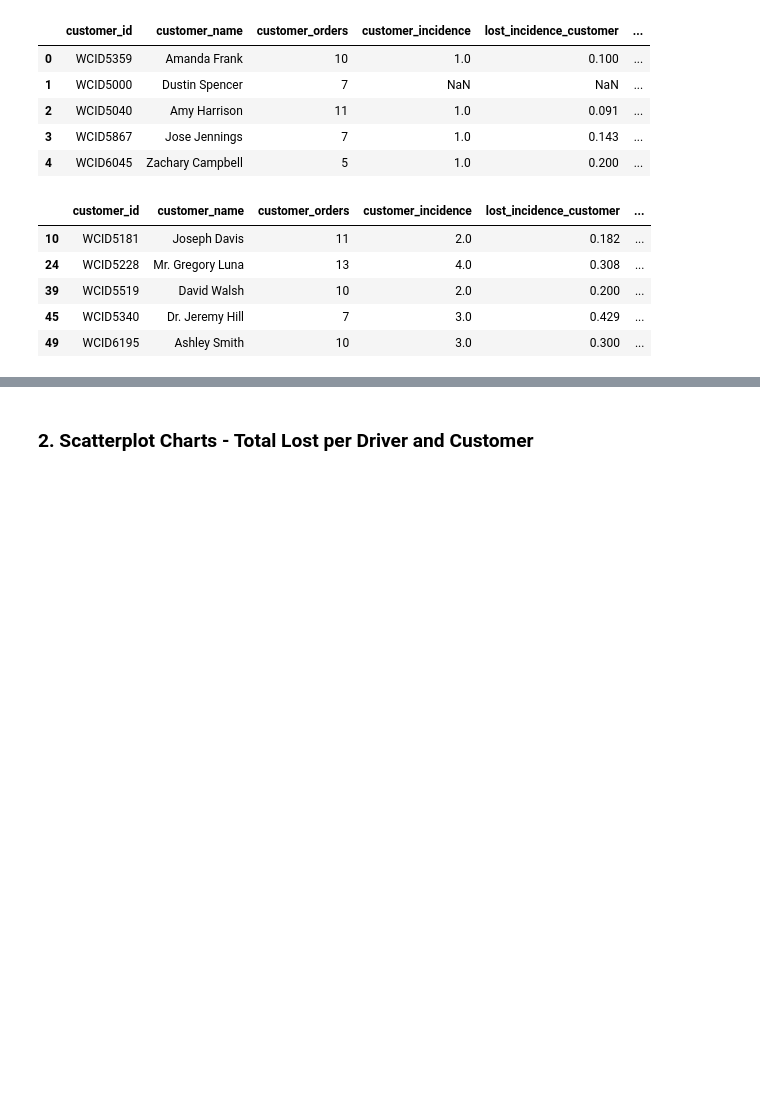
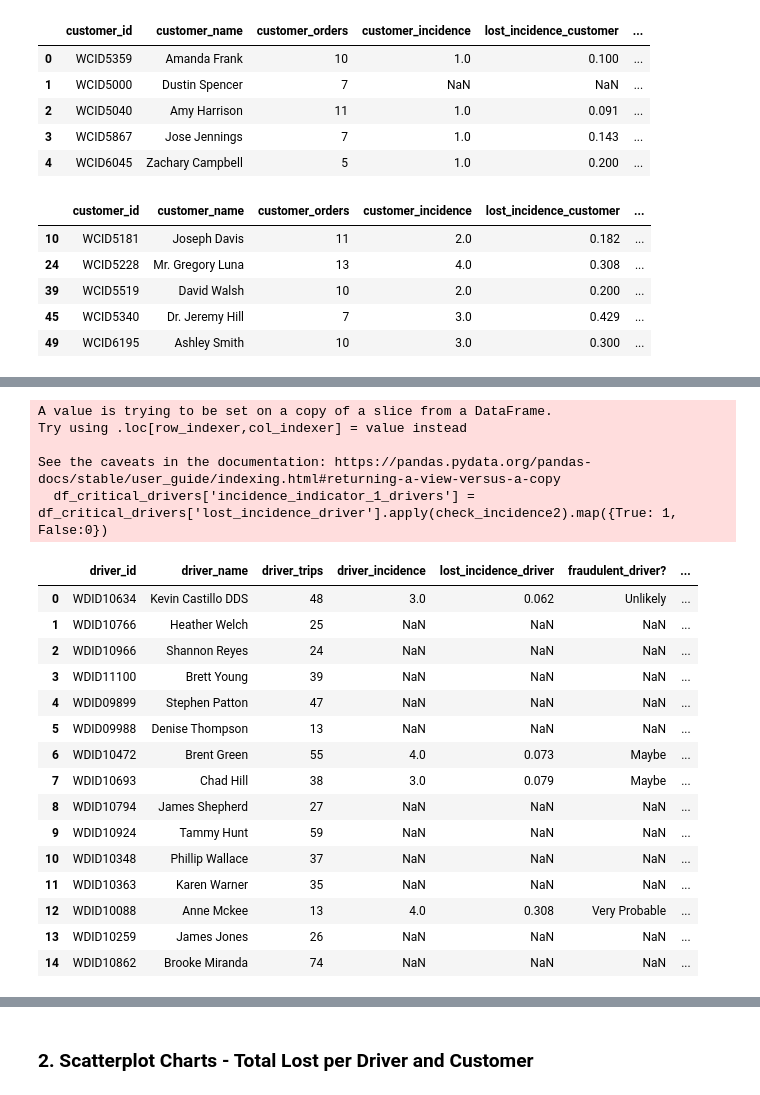
Before and after one commit to Edcysne/Walmart-Project, a Jupyter notebook: first_data_analysis.ipynb, the cells around one changed output, grey strips where cells are left out. Saved outputs shown, nothing was run; the diff lists cells and outputs as text; code cells hidden in the pictures; blank space fills up the shorter version.

Commit message:
New driver segmentation (3 criterias)

```diff
--- a/first_data_analysis.ipynb
+++ b/first_data_analysis.ipynb
@@ -681,0 +694,2 @@ df_critical_customers[df_critical_customers['critical?'] == 'High'].head()
+# %%
+df_critical_drivers['total_lost_driver'] = df_critical_drivers.groupby('driver_id')['total_lost_value'].transform('sum')
@@ -681,0 +711,4 @@ df_critical_customers[df_critical_customers['critical?'] == 'High'].head()
+# %%
+check_60 = lambda x: x>60
+df_critical_drivers['total_lost_indicator_2_driver'] = df_critical_drivers['total_lost_driver'].apply(check_60).map({True: 1, False:0})
+df_critical_drivers.head()
@@ -681,0 +739,26 @@ df_critical_customers[df_critical_customers['critical?'] == 'High'].head()
+# %%
+check_incidence2 = lambda x: x>0.077000
+df_critical_drivers['incidence_indicator_1_drivers'] = df_critical_drivers['lost_incidence_driver'].apply(check_incidence2).map({True: 1, False:0})
+df_critical_drivers.head(15)
+# %% [output]
+A value is trying to be set on a copy of a slice from a DataFrame.
+Try using .loc[row_indexer,col_indexer] = value instead
+
+See the caveats in the documentation: https://pandas.pydata.org/pandas-docs/stable/user_guide/indexing.html#returning-a-view-versus-a-copy
+  df_critical_drivers['incidence_indicator_1_drivers'] = df_critical_drivers['lost_incidence_driver'].apply(check_incidence2).map({True: 1, False:0})
+|  | driver_id | driver_name | driver_trips | driver_incidence | lost_incidence_driver | fraudulent_driver? | ... |
+| 0 | WDID10634 | Kevin Castillo DDS | 48 | 3.0 | 0.062 | Unlikely | ... |
+| 1 | WDID10766 | Heather Welch | 25 | NaN | NaN | NaN | ... |
+| 2 | WDID10966 | Shannon Reyes | 24 | NaN | NaN | NaN | ... |
+| 3 | WDID11100 | Brett Young | 39 | NaN | NaN | NaN | ... |
+| 4 | WDID09899 | Stephen Patton | 47 | NaN | NaN | NaN | ... |
+| 5 | WDID09988 | Denise Thompson | 13 | NaN | NaN | NaN | ... |
+| 6 | WDID10472 | Brent Green | 55 | 4.0 | 0.073 | Maybe | ... |
+| 7 | WDID10693 | Chad Hill | 38 | 3.0 | 0.079 | Maybe | ... |
+| 8 | WDID10794 | James Shepherd | 27 | NaN | NaN | NaN | ... |
+| 9 | WDID10924 | Tammy Hunt | 59 | NaN | NaN | NaN | ... |
+| 10 | WDID10348 | Phillip Wallace | 37 | NaN | NaN | NaN | ... |
+| 11 | WDID10363 | Karen Warner | 35 | NaN | NaN | NaN | ... |
+| 12 | WDID10088 | Anne Mckee | 13 | 4.0 | 0.308 | Very Probable | ... |
+| 13 | WDID10259 | James Jones | 26 | NaN | NaN | NaN | ... |
+| 14 | WDID10862 | Brooke Miranda | 74 | NaN | NaN | NaN | ... |
```
Also changed, not shown: parts of 15 cells of this notebook.
